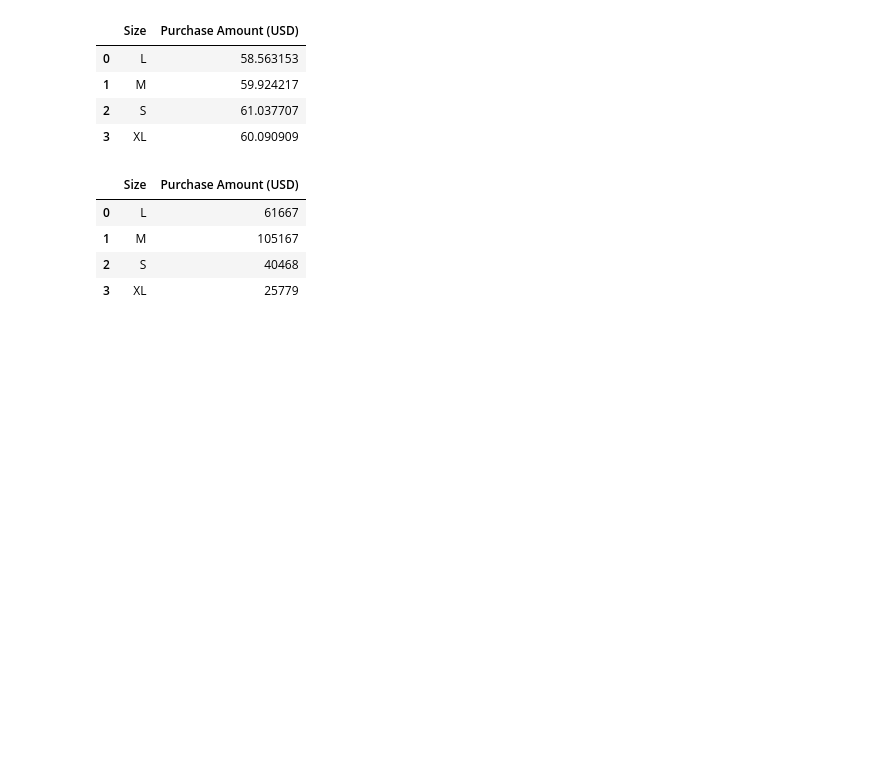
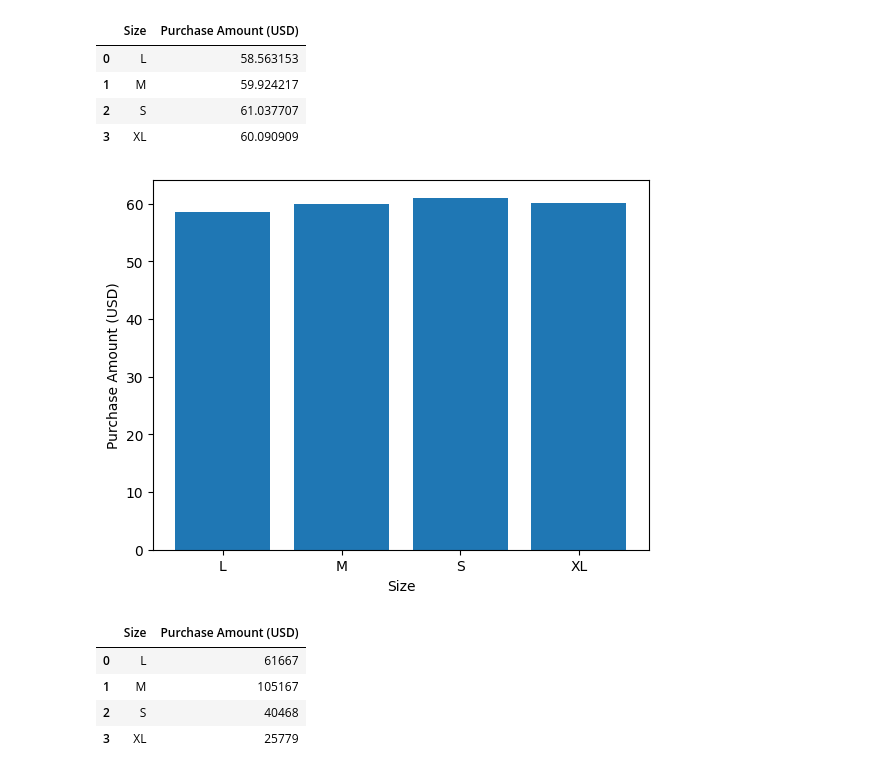
Before and after one commit to YusufAltuntas/customer-shopping-trend-EDA, a Jupyter notebook: customer-shopping-trend-EDA.ipynb, the cells around one changed output. Saved outputs shown, nothing was run; the diff lists cells and outputs as text; code cells hidden in the pictures; blank space fills up the shorter version.

```diff
--- a/customer-shopping-trend-EDA.ipynb
+++ b/customer-shopping-trend-EDA.ipynb
@@ -344,7 +342,7 @@ array(['Male', 'Female'], dtype=object)
 * Bu kod, bir DataFrame'deki "Age" sütununu kullanarak "Age_category" adında yeni bir sütun oluşturur. "Age" sütunundaki değerler belirtilen aralıklara (0-15, 16-18, 19-30, 31-50, 51-70) göre gruplandırılır. Bu gruplar, belirli yaş kategorilerini temsil eder: çocuklar, gençler, genç yetişkinler, orta yaş yetişkinler ve yaşlılar. Her aralık için etiketler de belirlenmiştir ("child", "teen", "Young Adults", "Middle-Aged Adults", "old").
 # %%
 # Yaş sütununundaki değerleri belirli kriterlere ggöre ayırıp farklı bir sütun oluşturuyoruz
-df['Age_category'] = pd.cut(df['Age'], bins= [0,15, 18 , 30 , 50 , 70] , labels= ['child' , 'teen' , 'Young Adults' ,'Middle-Aged Adults', 'old'])
+df['Age_category'] = pd.cut(df['Age'], bins= [15, 18 , 30 , 50 , 70] , labels= ['teen' , 'Young Adults' ,'Middle-Aged Adults', 'old'])
 # %% [markdown]
 * Yaş kategorilerine göre dağılımı görselleştirelim
 # %%
@@ -945,6 +939,13 @@ size_group_by_mean
 # %%
 fig  = px.bar(size_group_by_mean , x = 'Size' , y ="Purchase Amount (USD)")
 fig.show()
+# %%
+plt.bar(size_group_by_mean["Size"], size_group_by_mean["Purchase Amount (USD)"])
+plt.xlabel("Size")
+plt.ylabel("Purchase Amount (USD)")
+plt.show()
+# %% [output]
+[figure, added]
 # %%
 size_group_by_sum = df.groupby("Size")["Purchase Amount (USD)"].sum().reset_index()
 size_group_by_sum
```
Also changed, not shown: parts of 46 cells of this notebook.
